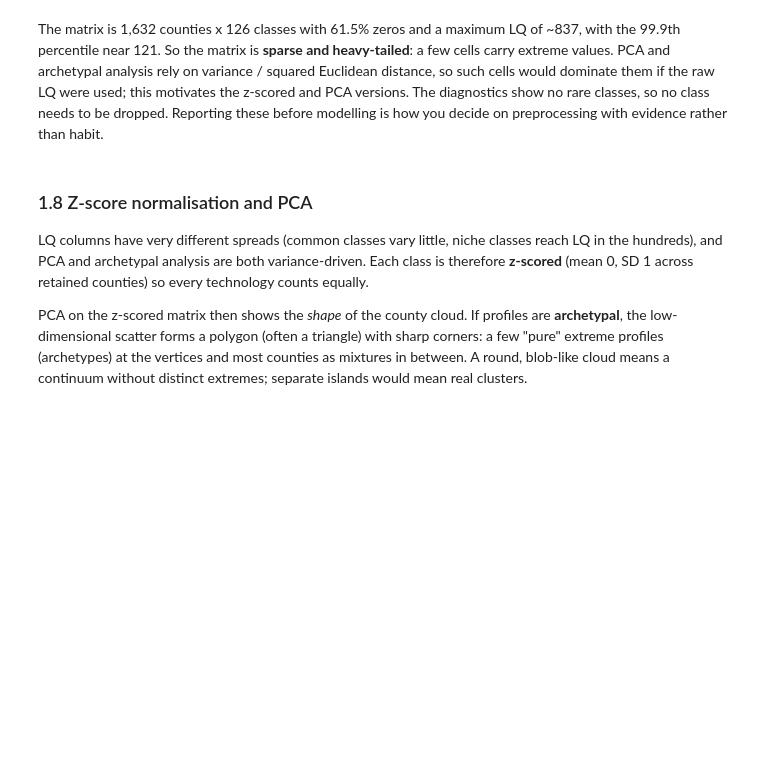
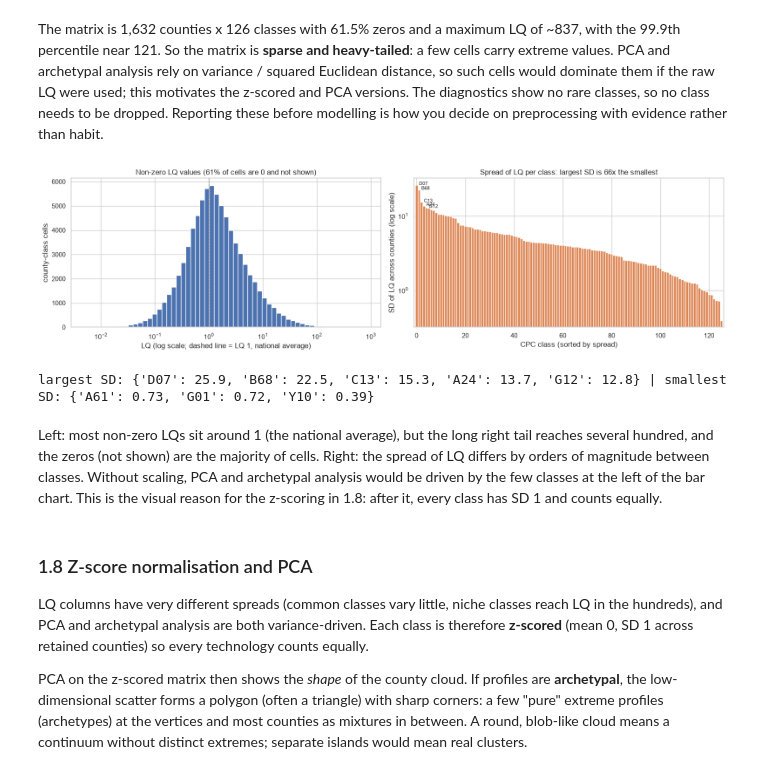
Before and after one commit to elganteDK/final_assignment_bds26_s1.1, a Jupyter notebook: f_a_bds26_v1.2.ipynb, the cells around one changed output. Drawn from its saved outputs; the diff is of its cells as text; code cells hidden in the pictures; blank space fills up the shorter version.

```diff
--- a/f_a_bds26_v1.2.ipynb
+++ b/f_a_bds26_v1.2.ipynb
@@ -312,6 +312,32 @@ cells with LQ > 10: 5,025
 **Why `0` for missing pairs.** No patents in a class means the county's share of that class is 0, so its LQ is exactly 0 - not unknown.
 # %% [markdown]
 The matrix is 1,632 counties x 126 classes with 61.5% zeros and a maximum LQ of ~837, with the 99.9th percentile near 121. So the matrix is **sparse and heavy-tailed**: a few cells carry extreme values. PCA and archetypal analysis rely on variance / squared Euclidean distance, so such cells would dominate them if the raw LQ were used; this motivates the z-scored and PCA versions. The diagnostics show no rare classes, so no class needs to be dropped. Reporting these before modelling is how you decide on preprocessing with evidence rather than habit.
+# %%
+# Raw LQ matrix before any transformation: why z-scoring and PCA are needed
+nonzero = lq_main.values[lq_main.values > 0]
+class_sd = lq_main.std().sort_values(ascending=False)
+
+fig, axes = plt.subplots(1, 2, figsize=(16, 4.5))
+ax = axes[0]
+ax.hist(nonzero, bins=np.logspace(np.log10(nonzero.min()), np.log10(nonzero.max()), 60), color='#4c72b0')
+ax.set_xscale('log'); ax.axvline(1, ls='--', color='grey', lw=1)
+ax.set_xlabel('LQ (log scale; dashed line = LQ 1, national average)'); ax.set_ylabel('county-class cells')
+ax.set_title(f'Non-zero LQ values ({(lq_main.values == 0).mean():.0%} of cells are 0 and not shown)')
+
+ax = axes[1]
+ax.bar(range(len(class_sd)), class_sd.values, color='#dd8452', width=1.0)
+ax.set_yscale('log'); ax.set_xlim(-1, len(class_sd))
+for i, c in enumerate(class_sd.index[:5]):
+    ax.annotate(c, (i, class_sd.iloc[i]), xytext=(4, 0), textcoords='offset points', fontsize=8)
+ax.set_xlabel('CPC class (sorted by spread)'); ax.set_ylabel('SD of LQ across counties (log scale)')
+ax.set_title(f'Spread of LQ per class: largest SD is {class_sd.iloc[0] / class_sd.iloc[-1]:.0f}x the smallest')
+plt.tight_layout(); plt.show()
+print('largest SD:', class_sd.head(5).round(1).to_dict(), '| smallest SD:', class_sd.tail(3).round(2).to_dict())
+# %% [output]
+[figure, added]
+largest SD: {'D07': 25.9, 'B68': 22.5, 'C13': 15.3, 'A24': 13.7, 'G12': 12.8} | smallest SD: {'A61': 0.73, 'G01': 0.72, 'Y10': 0.39}
+# %% [markdown]
+Left: most non-zero LQs sit around 1 (the national average), but the long right tail reaches several hundred, and the zeros (not shown) are the majority of cells. Right: the spread of LQ differs by orders of magnitude between classes. Without scaling, PCA and archetypal analysis would be driven by the few classes at the left of the bar chart. This is the visual reason for the z-scoring in 1.8: after it, every class has SD 1 and counts equally.
 # %% [markdown]
 ### 1.8 Z-score normalisation and PCA
 LQ columns have very different spreads (common classes vary little, niche classes reach LQ in the hundreds), and PCA and archetypal analysis are both variance-driven. Each class is therefore **z-scored** (mean 0, SD 1 across retained counties) so every technology counts equally.
```
